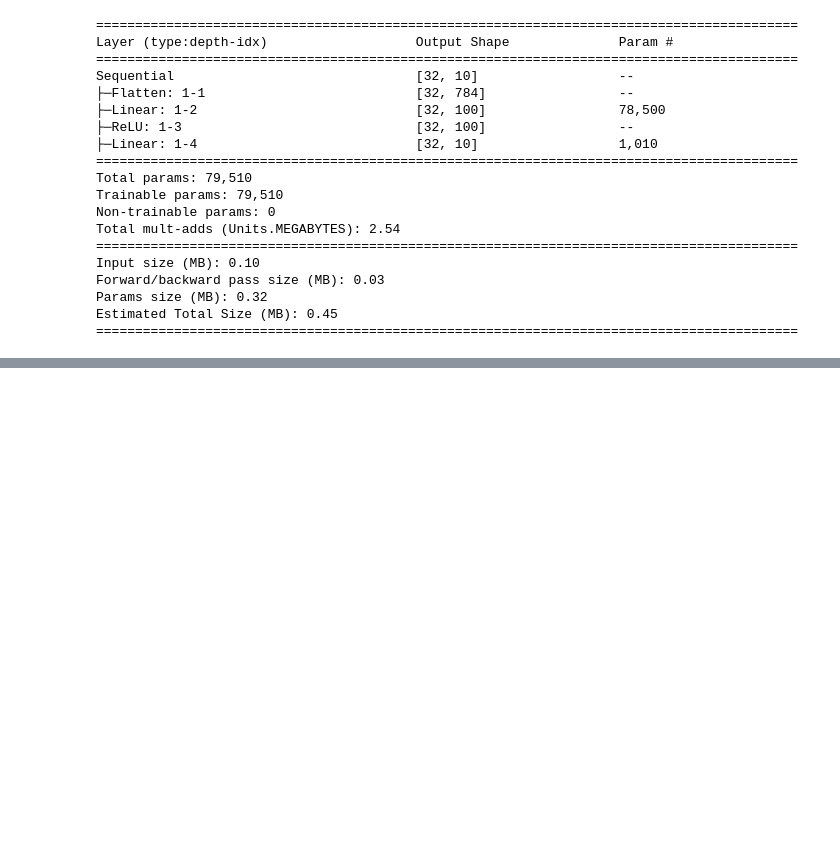
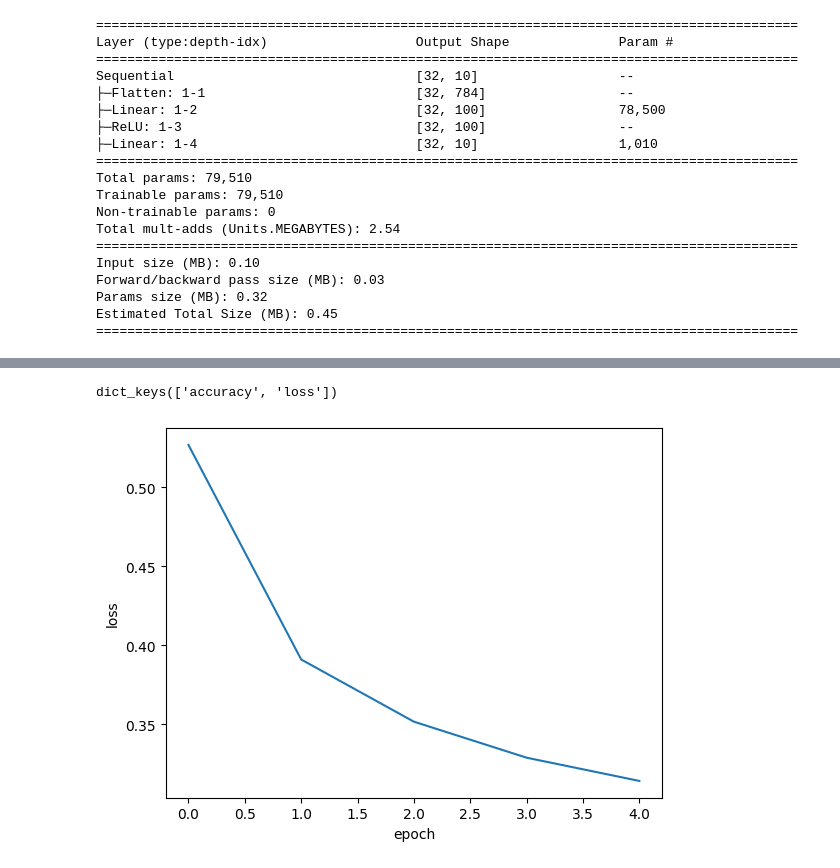
Before and after one commit to DelosIndustry/HongongML-DL_stduy, a Jupyter notebook: hongongDLch7.ipynb, the cells around one changed output, grey strips where cells are left out. Drawn from its saved outputs; the diff is of its cells as text; code cells hidden in the pictures; blank space fills up the shorter version.

```diff
--- a/hongongDLch7.ipynb
+++ b/hongongDLch7.ipynb
@@ -449,0 +530,19 @@ Estimated Total Size (MB): 0.45
+# %%
+import keras
+from sklearn.model_selection import train_test_split
+(train_input, train_target), (test_input, test_target) = keras.datasets.fashion_mnist.load_data()
+train_scaled = train_input / 255.0
+train_scaled, val_scaled, train_target, val_target = train_test_split(train_scaled, train_target, test_size=0.2, random_state=42)
+# %%
+def model_fn(a_layer=None):
+    model = keras.Sequential()
+    model.add(keras.layers.Input(shape=(28,28)))
+    model.add(keras.layers.Flatten())
+    model.add(keras.layers.Dense(100, activation='relu'))
+    if a_layer: # 이 model_fn() 함수에 케라스 층을 추가하면 은닉층 뒤에 또 하나의 층을 추가하는 것임!
+        model.add(a_layer)
+    model.add(keras.layers.Dense(10, activation='softmax'))
+    return model
+# %%
+model = model_fn()
+model.summary()
@@ -449,0 +563,17 @@ Estimated Total Size (MB): 0.45
+# %%
+model.compile(loss='sparse_categorical_crossentropy', metrics=['accuracy'])
+history = model.fit(train_scaled, train_target, epochs=5, verbose=0) # verbose 매개변수는 훈련 과정 출력을 조절한다. 기본값은 1로 에포크마다 진행 막대와 함께 손실 등의 지표가 출력된다.
+# 2로 바꾸면 진행 막대를 빼고 진행되며 0으로 지정하면 이렇게 아무것도 출력되지 않는다.
+# %%
+print(history.history.keys()) # histoy 객체에는 훈련 측정 값이 담겨 있는 history 딕셔너리가 들어 있다!
+# %% [output]
+dict_keys(['accuracy', 'loss'])
+# %%
+import matplotlib.pyplot as plt
+
+plt.plot(history.history['loss'])
+plt.xlabel('epoch')
+plt.ylabel('loss')
+plt.show()
+# %% [output]
+[figure, added]
```
Also changed, not shown: parts of 36 cells of this notebook, 3 other files.
